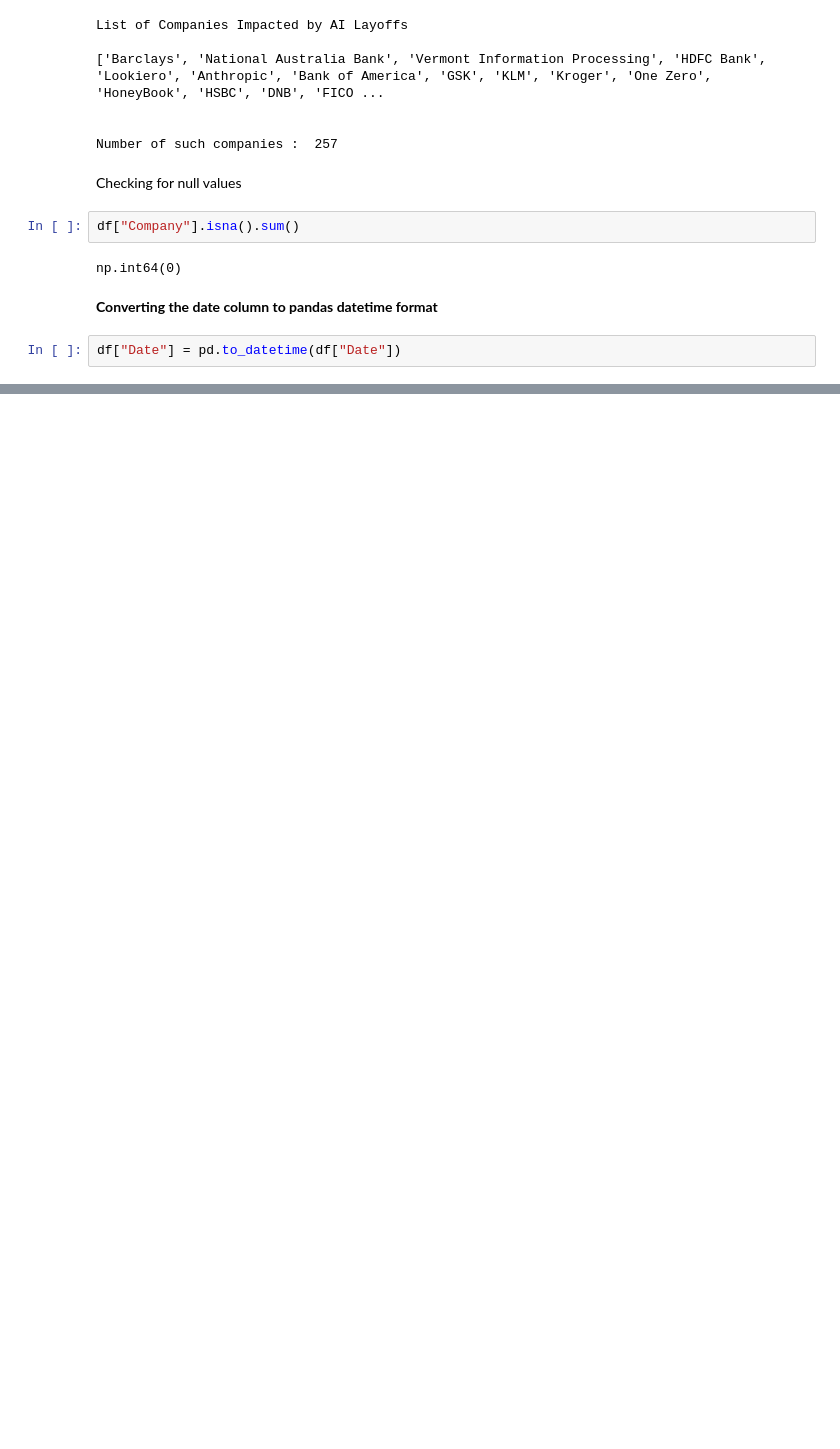
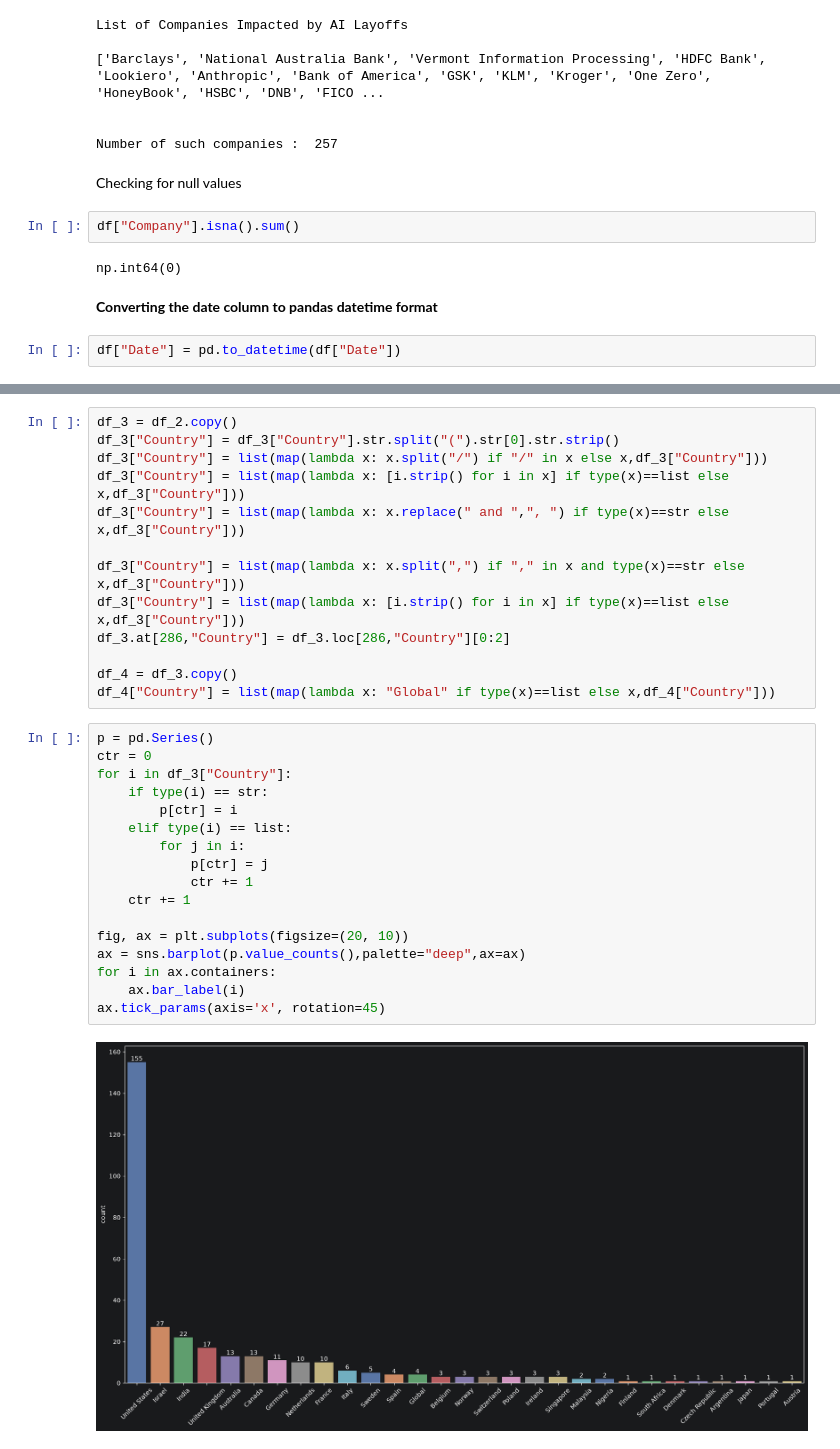
Before and after one commit to amithvardhan99/misc_2, a Jupyter notebook: AI Layoffs Register 2023-2026, Every Row Sourced/notebook.ipynb, the cells around one changed output, grey strips where cells are left out. Drawn from its saved outputs; the diff is of its cells as text; blank space fills up the shorter version.

```diff
--- a/AI Layoffs Register 2023-2026, Every Row Sourced/notebook.ipynb
+++ b/AI Layoffs Register 2023-2026, Every Row Sourced/notebook.ipynb
@@ -318,0 +441,32 @@ df_1
+# %%
+df_3 = df_2.copy()
+df_3["Country"] = df_3["Country"].str.split("(").str[0].str.strip()
+df_3["Country"] = list(map(lambda x: x.split("/") if "/" in x else x,df_3["Country"]))
+df_3["Country"] = list(map(lambda x: [i.strip() for i in x] if type(x)==list else x,df_3["Country"]))
+df_3["Country"] = list(map(lambda x: x.replace(" and ",", ") if type(x)==str else x,df_3["Country"]))
+
+df_3["Country"] = list(map(lambda x: x.split(",") if "," in x and type(x)==str else x,df_3["Country"]))
+df_3["Country"] = list(map(lambda x: [i.strip() for i in x] if type(x)==list else x,df_3["Country"]))
+df_3.at[286,"Country"] = df_3.loc[286,"Country"][0:2]
+
+df_4 = df_3.copy()
+df_4["Country"] = list(map(lambda x: "Global" if type(x)==list else x,df_4["Country"]))
+# %%
+p = pd.Series()
+ctr = 0
+for i in df_3["Country"]:
+    if type(i) == str:
+        p[ctr] = i
+    elif type(i) == list:
+        for j in i:
+            p[ctr] = j
+            ctr += 1
+    ctr += 1
+
+fig, ax = plt.subplots(figsize=(20, 10))
+ax = sns.barplot(p.value_counts(),palette="deep",ax=ax)
+for i in ax.containers:
+    ax.bar_label(i)
+ax.tick_params(axis='x', rotation=45)
+# %% [output]
+[figure, added]
```
Also changed, not shown: parts of 16 cells of this notebook.
